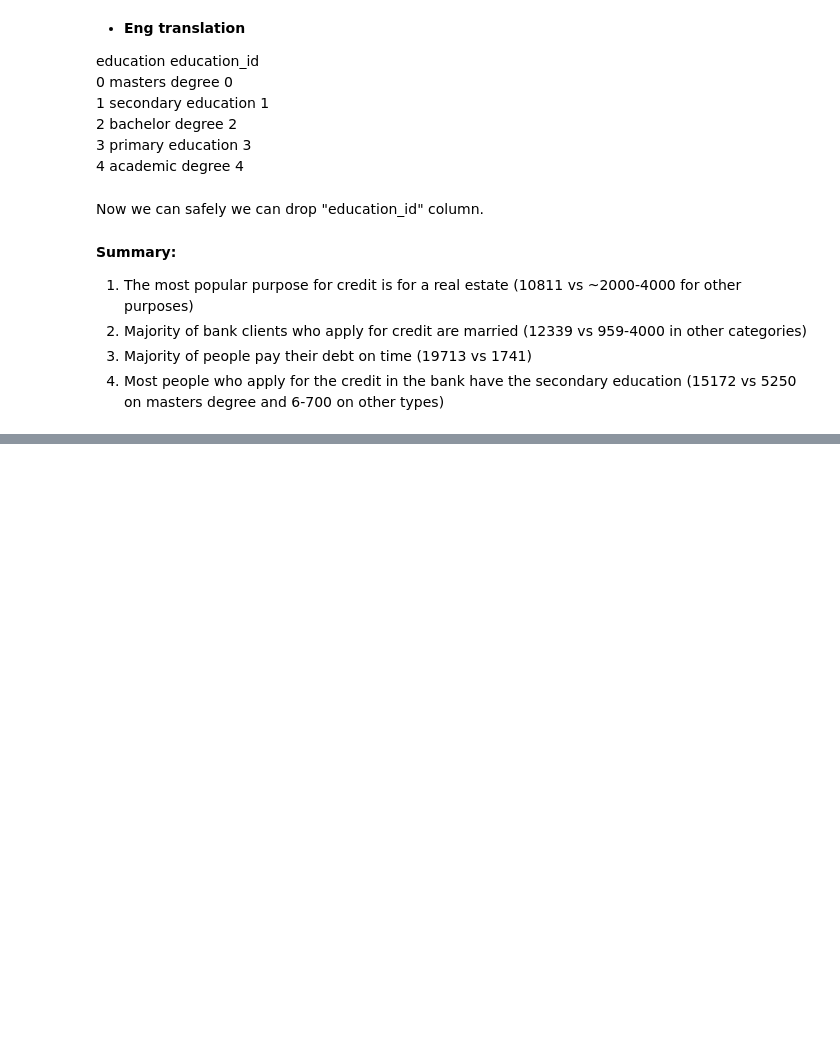
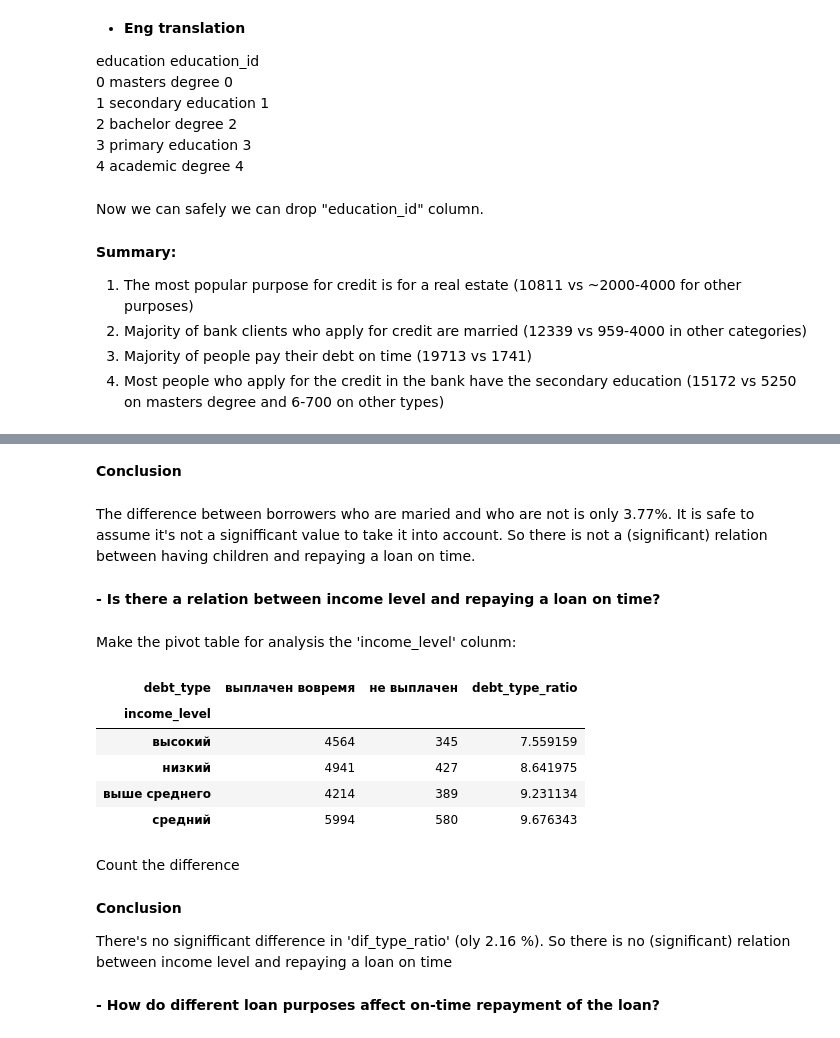
Before and after one commit to VeronicaCodes/credit_repayment_behaviour_analysis, a Jupyter notebook: ENG_credit_repayment_behaviour_analysis.ipynb, the cells around one changed output, grey strips where cells are left out. Drawn from its saved outputs; the diff is of its cells as text; code cells hidden in the pictures; blank space fills up the shorter version.

```diff
--- a/ENG_credit_repayment_behaviour_analysis.ipynb
+++ b/ENG_credit_repayment_behaviour_analysis.ipynb
@@ -906,0 +780,24 @@ group_purpose  TOTAL
+# %% [markdown]
+**Conclusion**
+# %% [markdown]
+The difference between borrowers who are maried and who are not is only 3.77%. It is safe to assume it's not a signifficant value to take it into account. So there is not a (significant) relation between having children and repaying a loan on time.
+# %% [markdown]
+**- Is there a relation between income level and repaying a loan on time?**
+# %% [markdown]
+Make the pivot table for analysis the 'income_level' colunm:
+# %%
+# create the pivot table
+credit_income = df.pivot_table(index=['income_level'], columns='debt_type', values='debt', aggfunc='count')
+# count the ratio defaulted / on time
+credit_income['debt_type_ratio'] = credit_income['не выплачен'] / credit_income['выплачен вовремя'] * 100
+# sort by "debt_type_ratio"
+credit_income.sort_values(by='debt_type_ratio', ascending=True)
+# %% [output]
+| debt_type | выплачен вовремя | не выплачен | debt_type_ratio |
+| income_level |  |  |  |
+| высокий | 4564 | 345 | 7.559159 |
+| низкий | 4941 | 427 | 8.641975 |
+| выше среднего | 4214 | 389 | 9.231134 |
+| средний | 5994 | 580 | 9.676343 |
+# %% [markdown]
+Count the difference
@@ -906,0 +807,6 @@ group_purpose  TOTAL
+# %% [markdown]
+**Сonclusion**
+
+There's no signifficant difference in 'dif_type_ratio' (oly 2.16 %). So there is no (significant) relation between income level and repaying a loan on time
+# %% [markdown]
+**- How do different loan purposes affect on-time repayment of the loan?**
```
Also changed, not shown: parts of 57 cells of this notebook.
